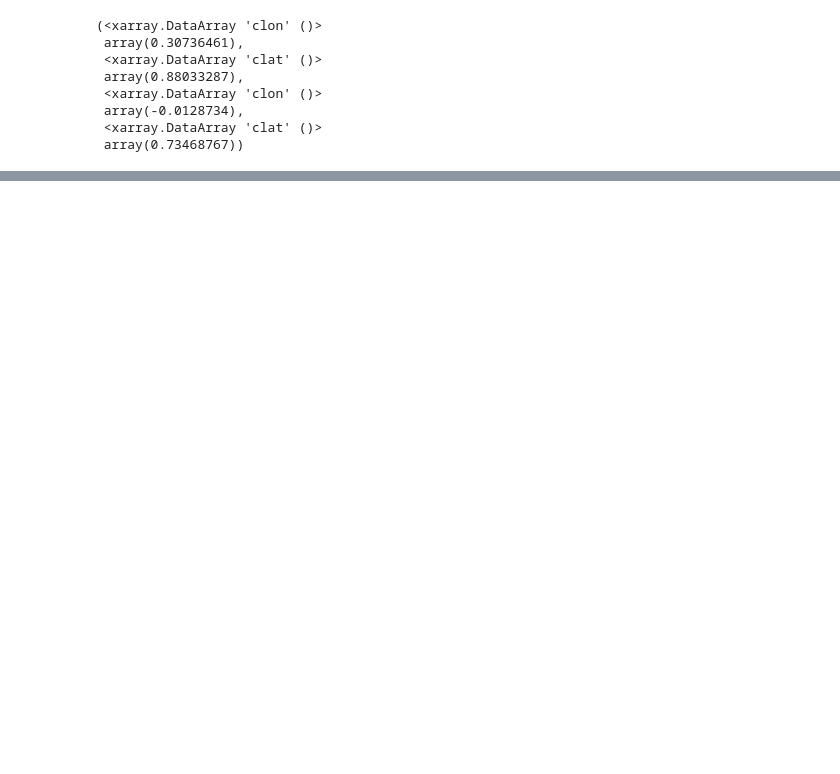
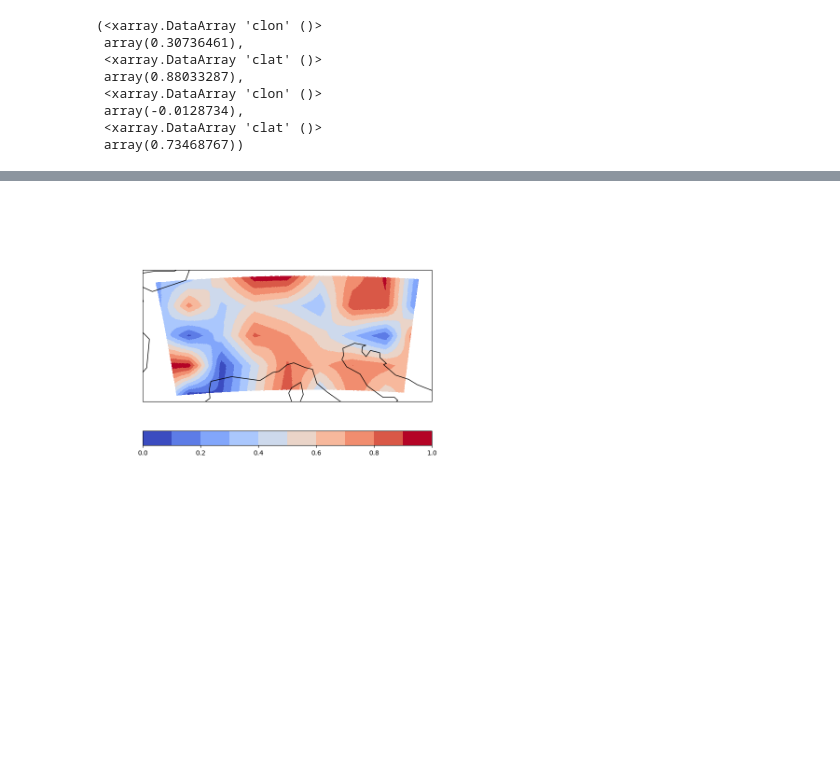
Before and after one commit to cosunae/ico_latlon_interpolations, a Jupyter notebook: bilinear.ipynb, the cells around one changed output, grey strips where cells are left out. Drawn from its saved outputs; the diff is of its cells as text; code cells hidden in the pictures; blank space fills up the shorter version.

```diff
--- a/bilinear.ipynb
+++ b/bilinear.ipynb
@@ -297,0 +191,11 @@ proj.update(datagrid=None)
+# %%
+proj=ds_cell_combi.psy.plot.mapplot(
+     name='rand_int',
+     xgrid=None, ygrid=None,
+     datagrid=dict(c='k', lw=0.1),
+     ax=(2, 1),
+     cmap='coolwarm',
+     )
+proj.update(datagrid=None)
+# %% [output]
+[figure, added]
```
Also changed, not shown: parts of 10 cells of this notebook.
